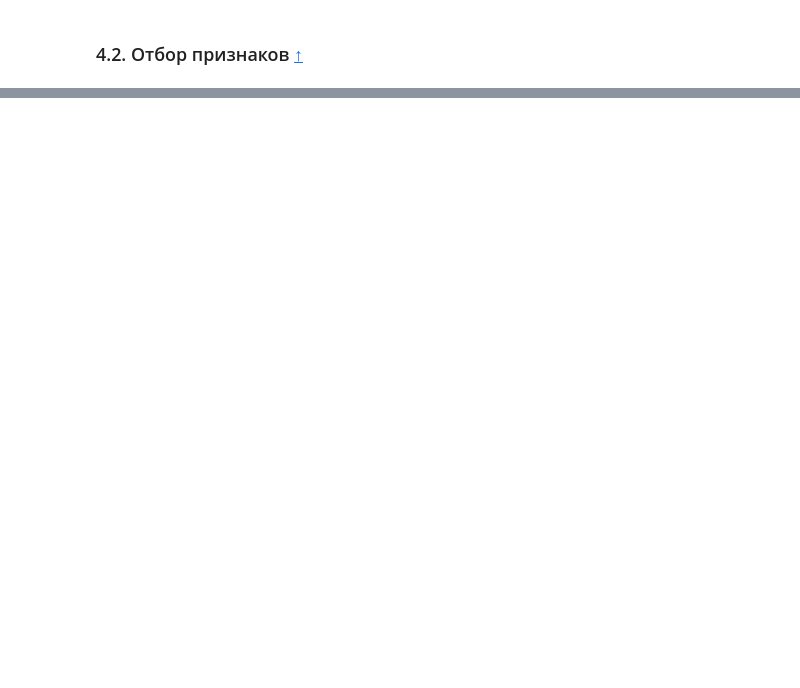
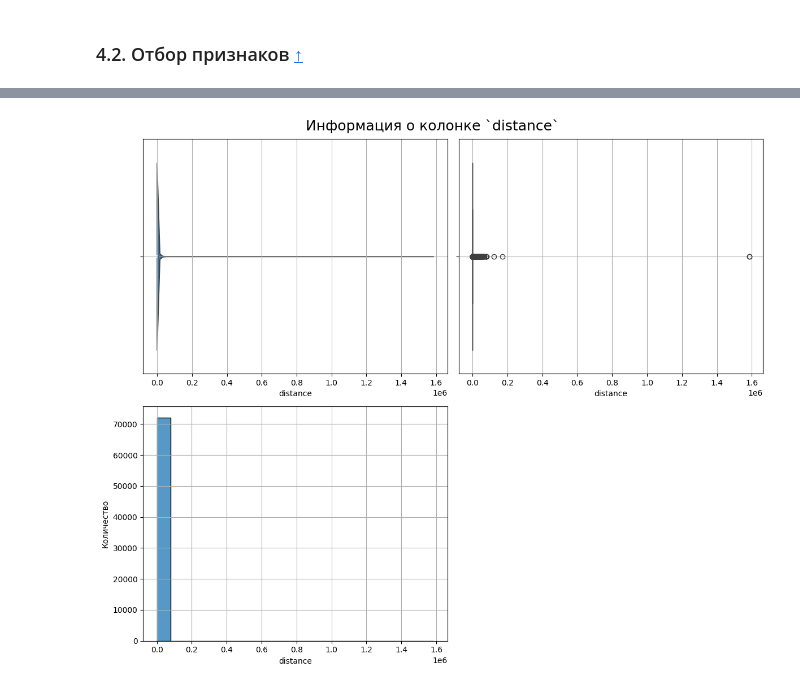
Before and after one commit to dolbilov/yandex_practicum_projects, a Jupyter notebook: 15_crash_prediction/project.ipynb, the cells around one changed output, grey strips where cells are left out. Cells and saved outputs as stored; diff of their text form; code cells hidden in the pictures; blank space fills up the shorter version.

```diff
--- a/15_crash_prediction/project.ipynb
+++ b/15_crash_prediction/project.ipynb
@@ -555,0 +622,5 @@ df = df[columns]
+# %%
+df = df.rename(columns={
+    'weather_1': 'weather',
+    'road_condition_1': 'road_condition'
+})
@@ -555,0 +643,2 @@ df = df[columns]
+# %%
+df = df.replace(['None', 'none', '-', '', None], np.nan)
@@ -567,0 +694,2 @@ check_duplicates(df)
+# %%
+df = df.drop_duplicates()
@@ -581,0 +725,2 @@ check_nans(df)
+# %%
+df = df.drop(columns=['party_drug_physical', 'control_device', 'location_type'], errors='ignore')
@@ -581,0 +772,4 @@ check_nans(df)
+# %%
+draw_plots_about_column(df, 'distance')
+# %% [output]
+[figure, added]
```
Also changed, not shown: parts of 163 cells of this notebook.
